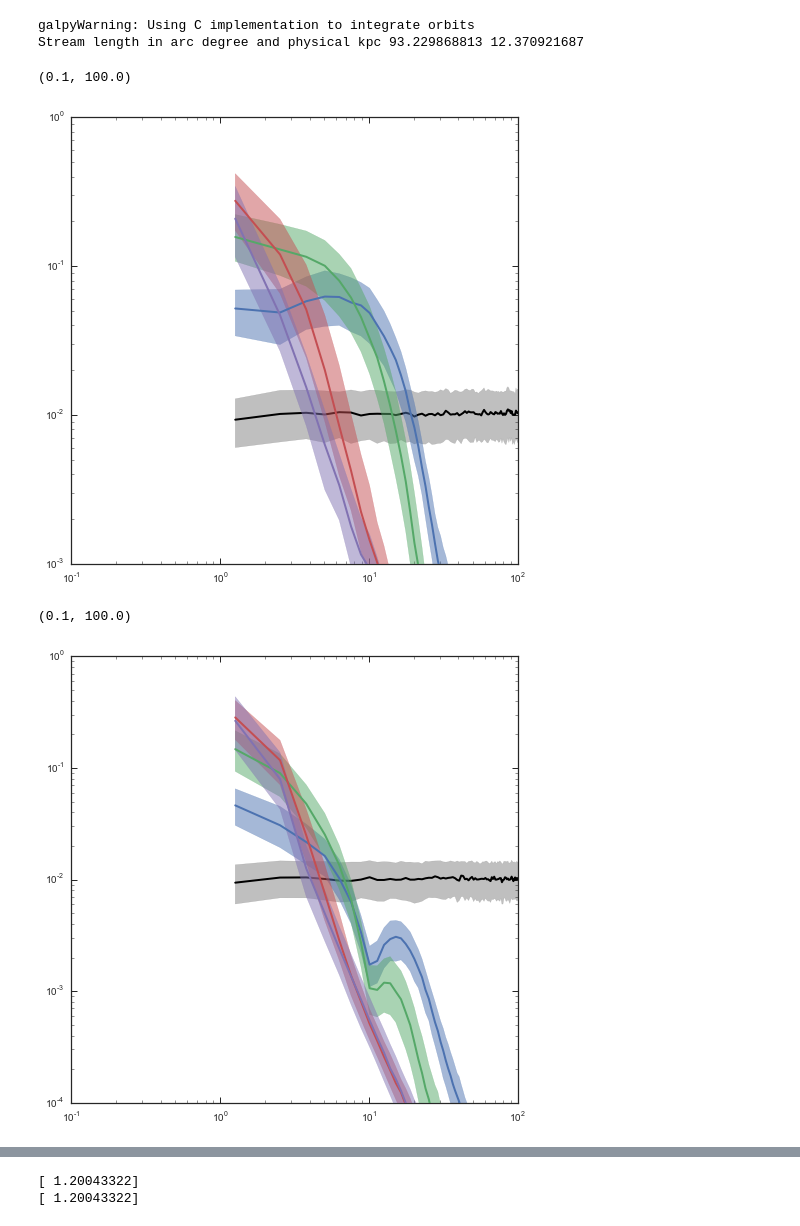
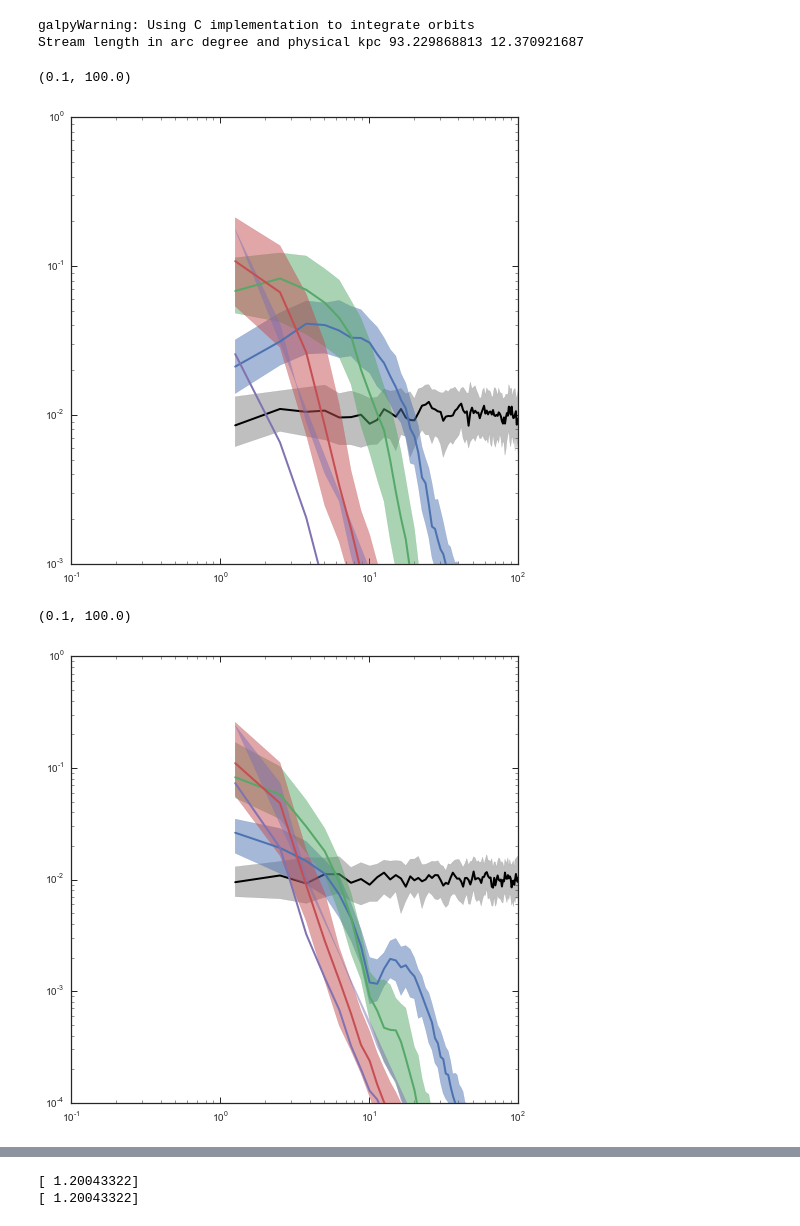
Before and after one commit to jobovy/streamgap-pepper, a Jupyter notebook: galpyGD1likePepper.ipynb, the cells around one changed output, grey strips where cells are left out. Saved outputs shown, nothing was run; the diff lists cells and outputs as text; code cells hidden in the pictures.

```diff
--- a/galpyGD1likePepper.ipynb
+++ b/galpyGD1likePepper.ipynb
@@ -29,7 +29,7 @@ Stream length in arc degree and physical kpc 93.229868813 12.370921687
 # %%
 figsize(8,8)
 smooth_len= 0
-ntrials= 1001
+ntrials= 101
 apars= numpy.linspace(0.2,sdf_smooth.length(),201)
 #Run one simulation to setup power-spectrum x axis
 sdf_pepper.simulate(rate=1.,sample_GM=lambda: 10.**-2./bovy_conversion.mass_in_1010msol(V0,R0),
@@ -44,38 +44,38 @@ for kk,m in enumerate([10.**5.5,10.**6.5,10.**7.5,10.**8.5]):
         sdf_pepper.simulate(rate=dNencdm(m,Xrs=3.),
                             sample_GM=lambda: m/10.**10./bovy_conversion.mass_in_1010msol(V0,R0),
                             sample_rs=lambda x: rs(x*bovy_conversion.mass_in_1010msol(V0,R0)*10.**10.),
                             Xrs=3.)
         ppy[:,ii]= ndimage.filters.gaussian_filter1d(sdf_pepper.csd(d1='density',
                                                                     d2='density',
                                                                     apars=apars)[1].real,
                                                      smooth_len)
         if kk == 0:
             mock_dens= 0.1*numpy.random.normal(size=len(apars))
             ppy_err[:,ii]= signal.csd(mock_dens,mock_dens,
                                       fs=1./(apars[1]-apars[0]),scaling='spectrum')[1].real
     loglog(px,numpy.sqrt(numpy.median(ppy,axis=1)),lw=2.,color=sns.color_palette()[kk],zorder=kk+6)
     ppy.sort(axis=1)
     fill_between(px,numpy.sqrt(ppy[:,int(numpy.round(0.25*ntrials))]),
                 numpy.sqrt(ppy[:,int(numpy.round(0.75*ntrials))]),
                 color=sns.color_palette()[kk],zorder=kk+2,
                 alpha=0.5)
     all_ppy.append(ppy)
 # Also plot error
 loglog(px,numpy.sqrt(numpy.median(ppy_err,axis=1)),lw=2.,color='k',zorder=1)
 ppy_err.sort(axis=1)
 fill_between(px,numpy.sqrt(ppy_err[:,int(numpy.round(0.25*ntrials))]),
              numpy.sqrt(ppy_err[:,int(numpy.round(0.75*ntrials))]),
              color='0.5',zorder=0,
              alpha=0.5)
 ylim(0.001,1.)
 xlim(0.1,100.)
 # %% [output]
 (0.1, 100.0)
-[figure, old version]
+[figure, new version]
 # %%
 figsize(8,8)
 smooth_len= 0
-ntrials= 1001
+ntrials= 101
 apars= numpy.linspace(0.2,sdf_smooth.length(),201)
 #Run one simulation to setup power-spectrum x axis
 sdf_pepper.simulate(rate=1.,sample_GM=lambda: 10.**-2./bovy_conversion.mass_in_1010msol(V0,R0),
@@ -117,7 +117,7 @@ ylim(0.0001,1.)
 xlim(0.1,100.)
 # %% [output]
 (0.1, 100.0)
-[figure, old version]
+[figure, new version]
 # %%
 figsize(8,8)
 smooth_len= 0
```
Also changed, not shown: parts of 9 cells of this notebook, 2 other files.
